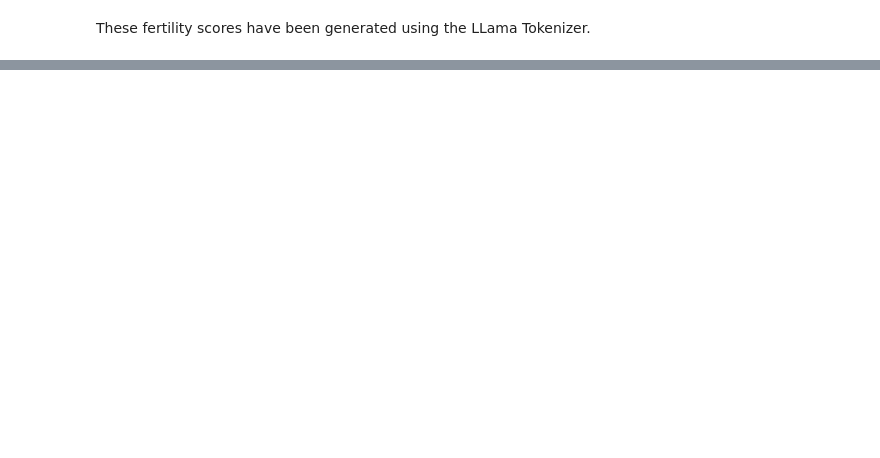
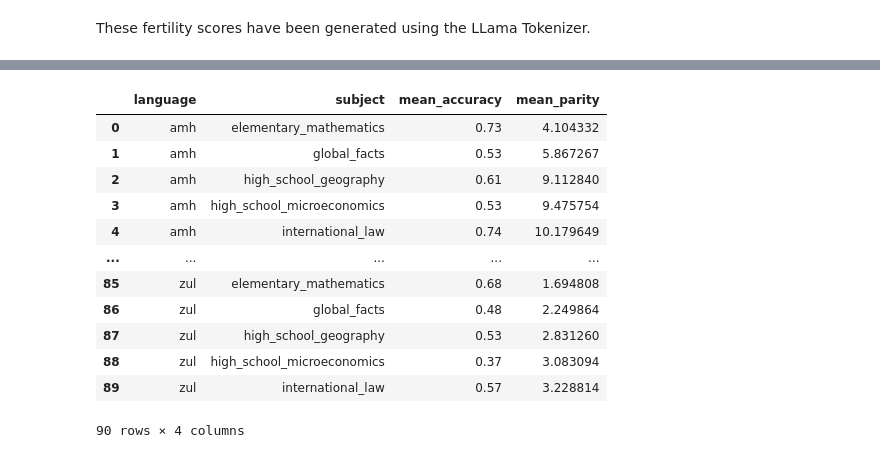
Before and after one commit to ada-b-zhang/llm-research, a Jupyter notebook: AfriMMLU/fertility_llama.ipynb, the cells around one changed output, grey strips where cells are left out. Cells and saved outputs as stored; diff of their text form; code cells hidden in the pictures; blank space fills up the shorter version.

```diff
--- a/AfriMMLU/fertility_llama.ipynb
+++ b/AfriMMLU/fertility_llama.ipynb
@@ -366,0 +624,14 @@ plt.show()
+# %%
+premiums = {}
+
+# Iterate over the languages and their corresponding subjects
+for language, subjects in results_llama_Tokenizer.items():
+    premiums[language] = {}
+    for subject, value in subjects.items():
+        # For each subject, calculate the premium relative to English
+        if subject in results_llama_Tokenizer['eng']:
+            premium = value / results_llama_Tokenizer['eng'][subject]
+            premiums[language][subject] = premium
+
+# Display the calculated premiums
+(premiums)
@@ -366,0 +656,33 @@ plt.show()
+# %%
+def map_parity(row):
+    language = row['language']
+    subject = row['subject']
+    return premiums.get(language, {}).get(subject, None)  # Default to None if not found
+
+# Apply the function to the DataFrame to create a new column 'fertility'
+combined_df['parity'] = combined_df.apply(map_parity, axis=1)
+
+# Display the updated DataFrame
+# combined_df.to_csv('llama_per_subject_results_parity.csv', index=False)
+# %%
+aggregated_df_parity = combined_df.groupby(['language','subject']).agg(
+    mean_accuracy=('accuracy', 'mean'),
+    mean_parity=('parity', 'mean')
+).reset_index()
+
+# Display the aggregated DataFrame
+(aggregated_df_parity)
+# %% [output]
+|  | language | subject | mean_accuracy | mean_parity |
+| 0 | amh | elementary_mathematics | 0.73 | 4.104332 |
+| 1 | amh | global_facts | 0.53 | 5.867267 |
+| 2 | amh | high_school_geography | 0.61 | 9.112840 |
+| 3 | amh | high_school_microeconomics | 0.53 | 9.475754 |
+| 4 | amh | international_law | 0.74 | 10.179649 |
+| ... | ... | ... | ... | ... |
+| 85 | zul | elementary_mathematics | 0.68 | 1.694808 |
+| 86 | zul | global_facts | 0.48 | 2.249864 |
+| 87 | zul | high_school_geography | 0.53 | 2.831260 |
+| 88 | zul | high_school_microeconomics | 0.37 | 3.083094 |
+| 89 | zul | international_law | 0.57 | 3.228814 |
+90 rows × 4 columns
```
Also changed, not shown: parts of 25 cells of this notebook.
